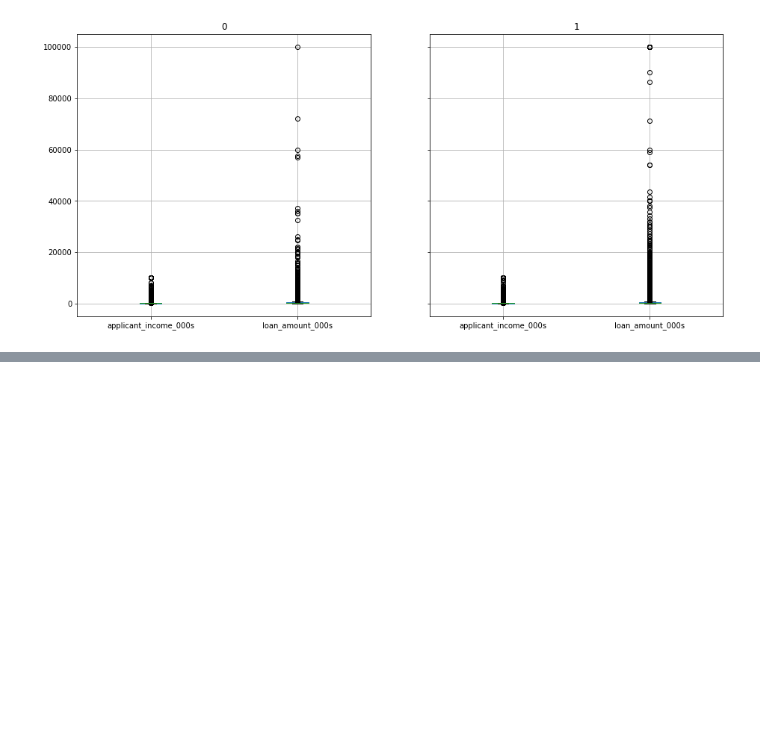
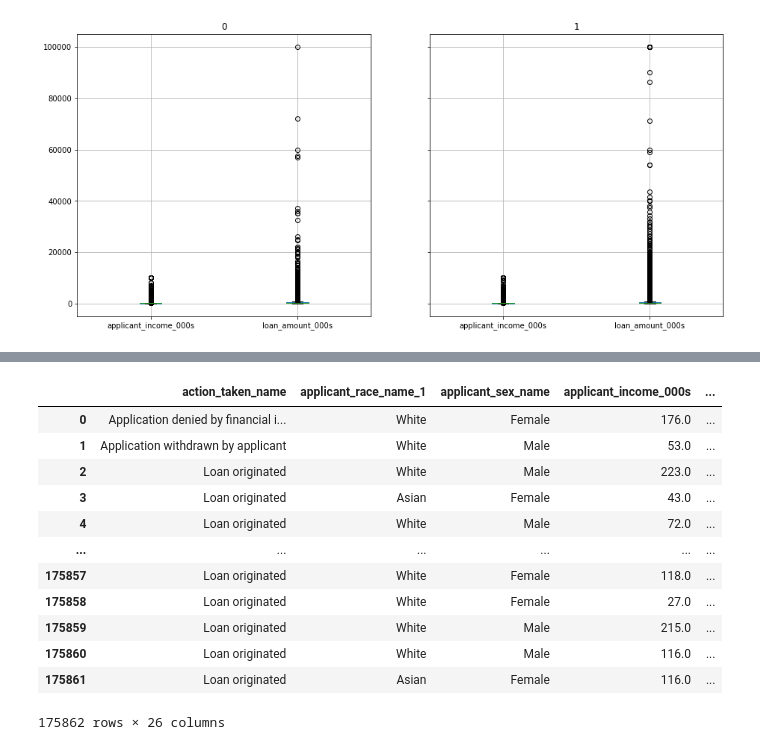
Before and after one commit to DJ1070/Darlehensanfragen, a Jupyter notebook: exploration.ipynb, the cells around one changed output, grey strips where cells are left out. Saved outputs shown, nothing was run; the diff lists cells and outputs as text; code cells hidden in the pictures; blank space fills up the shorter version.

```diff
--- a/exploration.ipynb
+++ b/exploration.ipynb
@@ -343,0 +336,5 @@ Index(['action_taken_name', 'applicant_race_name_1', 'applicant_sex_name',
+# %%
+# Creating a column with information about number of total applicants
+
+df_loan['no_applicants'] = np.where(
+   (df_loan.co_applicant_sex_name == 'Female') | (df_loan.co_applicant_sex_name == 'Male') | (df_loan.co_applicant_sex_name == 'Not applicable'), 2, 1)
@@ -343,0 +362,18 @@ Index(['action_taken_name', 'applicant_race_name_1', 'applicant_sex_name',
+# %%
+# Creation of a factor 'income_loan_ratio': Is the reason for loan approval a mishap between the applicant's income and the loan hight?
+
+df_loan['income_loan_ratio'] = df_loan.loan_amount_000s / df_loan.applicant_income_000s
+# %% [output]
+|  | action_taken_name | applicant_race_name_1 | applicant_sex_name | applicant_income_000s | ... |
+| 0 | Application denied by financial i... | White | Female | 176.0 | ... |
+| 1 | Application withdrawn by applicant | White | Male | 53.0 | ... |
+| 2 | Loan originated | White | Male | 223.0 | ... |
+| 3 | Loan originated | Asian | Female | 43.0 | ... |
+| 4 | Loan originated | White | Male | 72.0 | ... |
+| ... | ... | ... | ... | ... | ... |
+| 175857 | Loan originated | White | Female | 118.0 | ... |
+| 175858 | Loan originated | White | Female | 27.0 | ... |
+| 175859 | Loan originated | White | Male | 215.0 | ... |
+| 175860 | Loan originated | White | Male | 116.0 | ... |
+| 175861 | Loan originated | Asian | Female | 116.0 | ... |
+175862 rows × 26 columns
```
Also changed, not shown: parts of 9 cells of this notebook.
